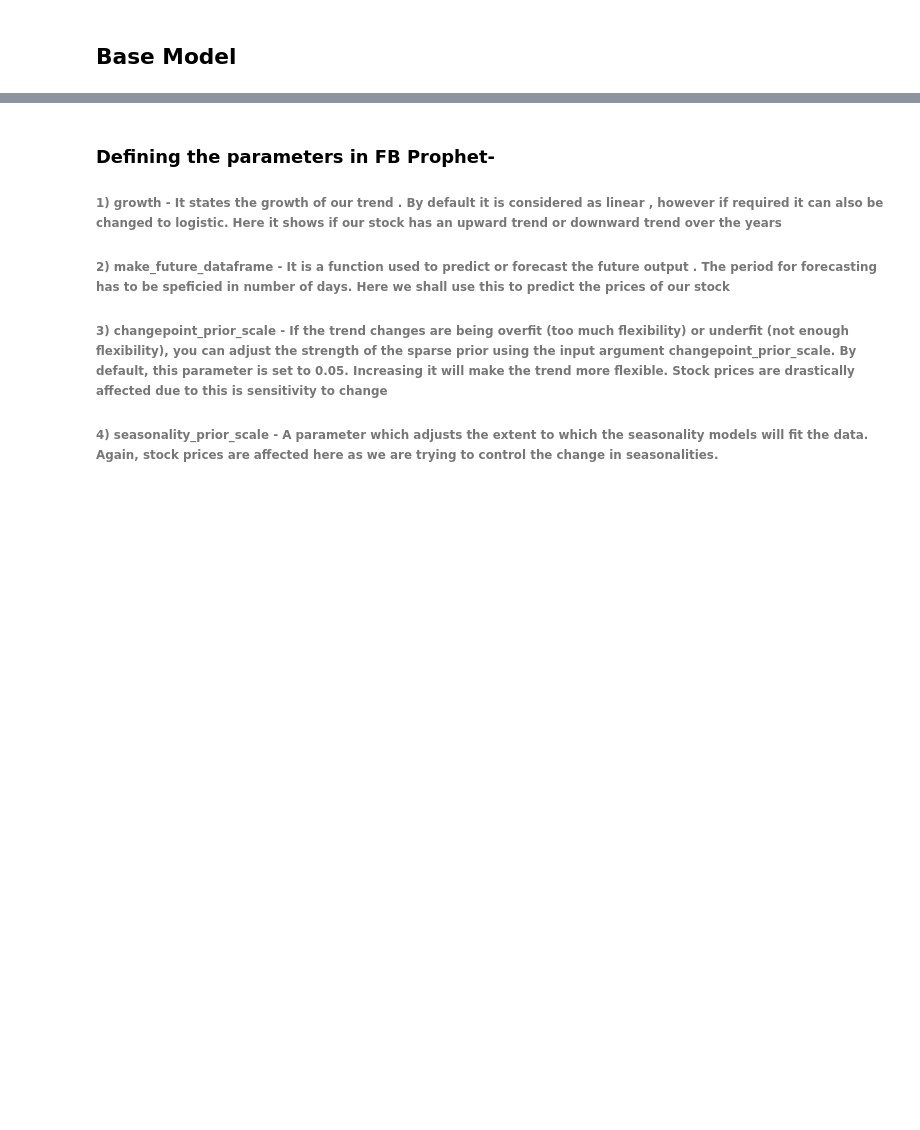
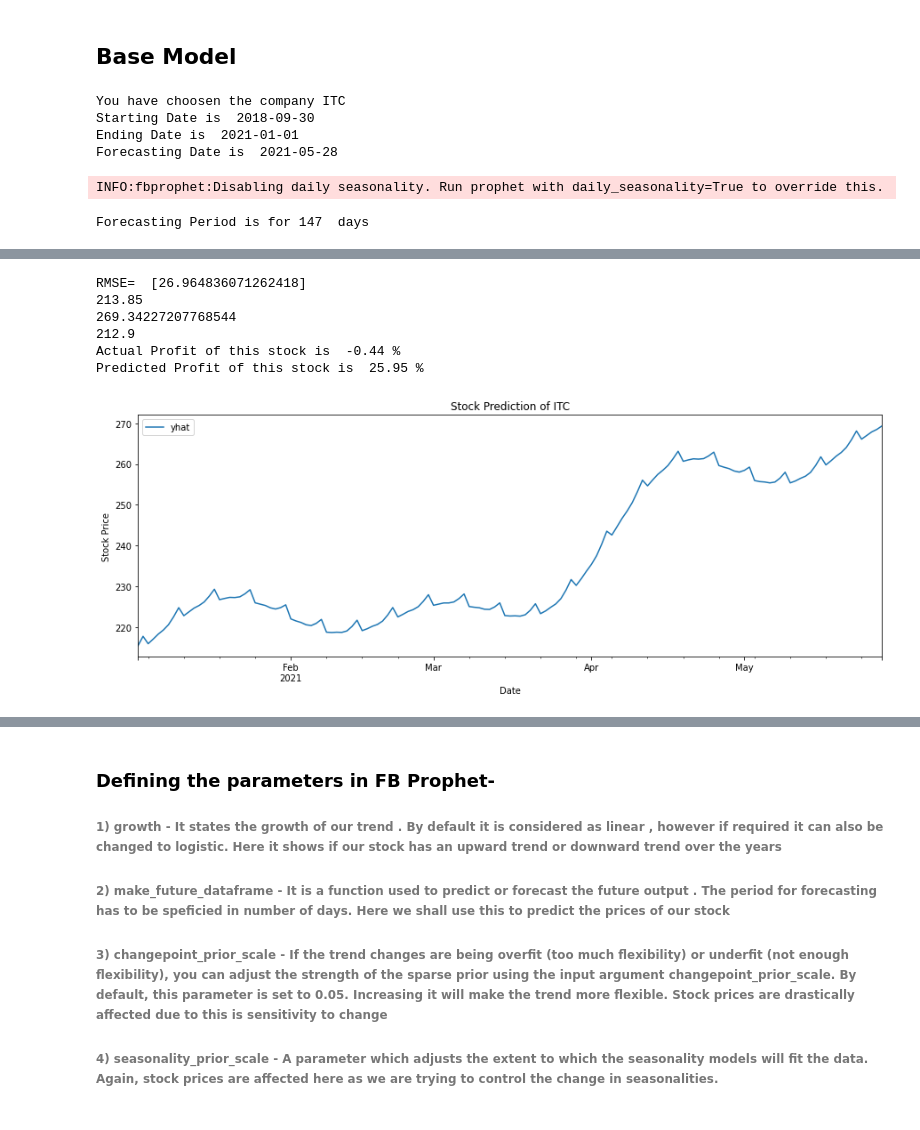
Before and after one commit to AIPQDev/Alumni-Sessions, a Jupyter notebook: Financial Data Analysis & Prediction/Financial Data Analysis Session 02_01.ipynb, the cells around one changed output, grey strips where cells are left out. Drawn from its saved outputs; the diff is of its cells as text; code cells hidden in the pictures; blank space fills up the shorter version.

```diff
--- a/Financial Data Analysis & Prediction/Financial Data Analysis Session 02_01.ipynb
+++ b/Financial Data Analysis & Prediction/Financial Data Analysis Session 02_01.ipynb
@@ -185,3 +192,12 @@ def base_calulate_profit(initials_of_stock,starting_date,ending_date,forecasting
 
     profit_predicted_forecast = round((closing_predicted_value_of_stock-opening_value_of_stock)*100/opening_value_of_stock,2)
     print('Predicted Profit of this stock is ',profit_predicted_forecast,"%")
+# %%
+base_calulate_profit('ITC',date(2018,9,30),date(2021,1,1),date(2021,5,28),'Close')
+# %% [output]
+You have choosen the company ITC
+Starting Date is  2018-09-30
+Ending Date is  2021-01-01
+Forecasting Date is  2021-05-28
+INFO:fbprophet:Disabling daily seasonality. Run prophet with daily_seasonality=True to override this.
+Forecasting Period is for 147  days
@@ -188,3 +206,10 @@ def base_calulate_profit(initials_of_stock,starting_date,ending_date,forecasting
+RMSE=  [26.964836071262418]
+213.85
+269.34227207768544
+212.9
+Actual Profit of this stock is  -0.44 %
+Predicted Profit of this stock is  25.95 %
+[figure, added]
 # %%
 base_calulate_profit('HDFC',date(2018,9,30),date(2021,1,30),date(2021,4,30),'Close')
 # %% [output]
```
Also changed, not shown: parts of 4 cells of this notebook.
